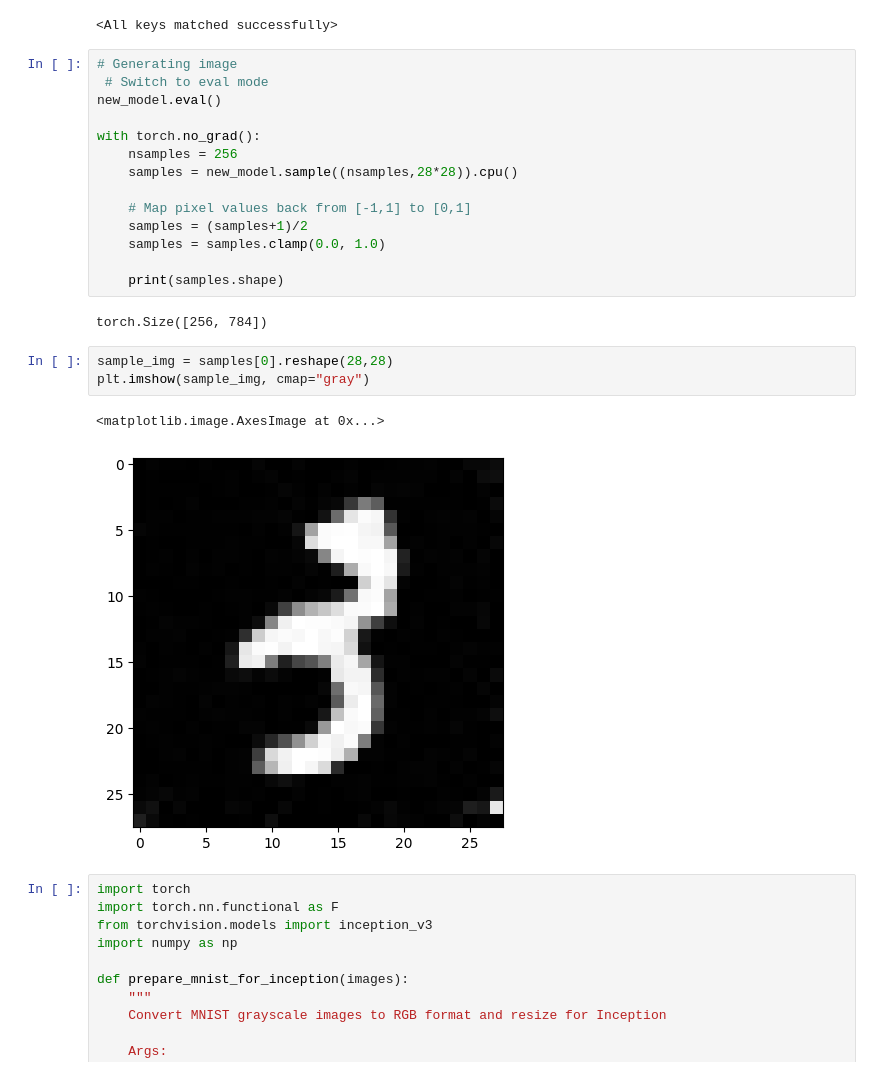
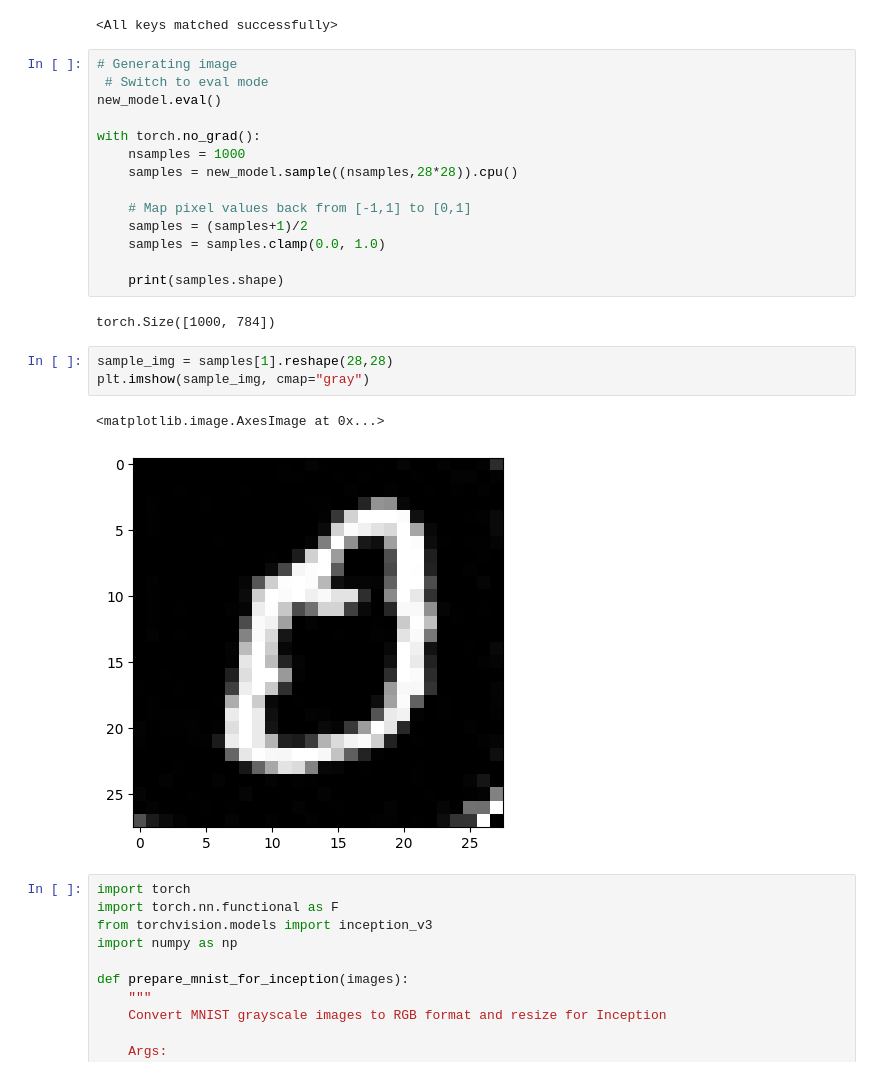
Before and after one commit to trnhatnam/PML_MNIST_Diffusion, a Jupyter notebook: mnist_ddpm_solution.ipynb, the cells around one changed output. Drawn from its saved outputs; the diff is of its cells as text.

```diff
--- a/mnist_ddpm_solution.ipynb
+++ b/mnist_ddpm_solution.ipynb
@@ -490,7 +490,7 @@ new_model.load_state_dict(torch.load("noise_prediction.pt"))
 new_model.eval()
 
 with torch.no_grad():
-    nsamples = 256
+    nsamples = 1000
     samples = new_model.sample((nsamples,28*28)).cpu()
 
     # Map pixel values back from [-1,1] to [0,1]
@@ -499,13 +499,13 @@ with torch.no_grad():
 
     print(samples.shape)
 # %% [output]
-torch.Size([256, 784])
+torch.Size([1000, 784])
 # %%
-sample_img = samples[0].reshape(28,28)
+sample_img = samples[1].reshape(28,28)
 plt.imshow(sample_img, cmap="gray")
 # %% [output]
 <matplotlib.image.AxesImage at 0x...>
-[figure, old version]
+[figure, new version]
 # %%
 import torch
 import torch.nn.functional as F
```
Also changed, not shown: parts of 4 cells of this notebook.
